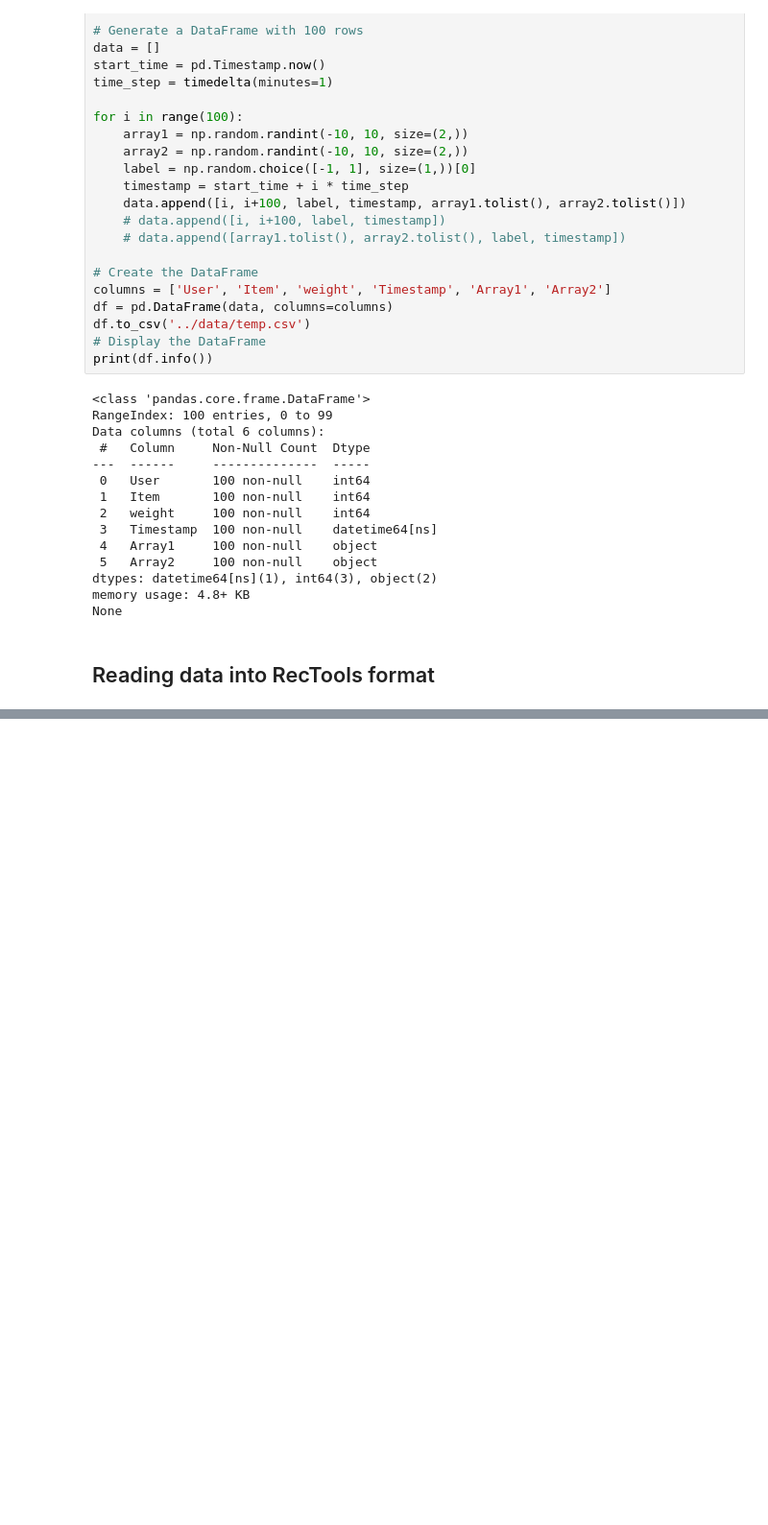
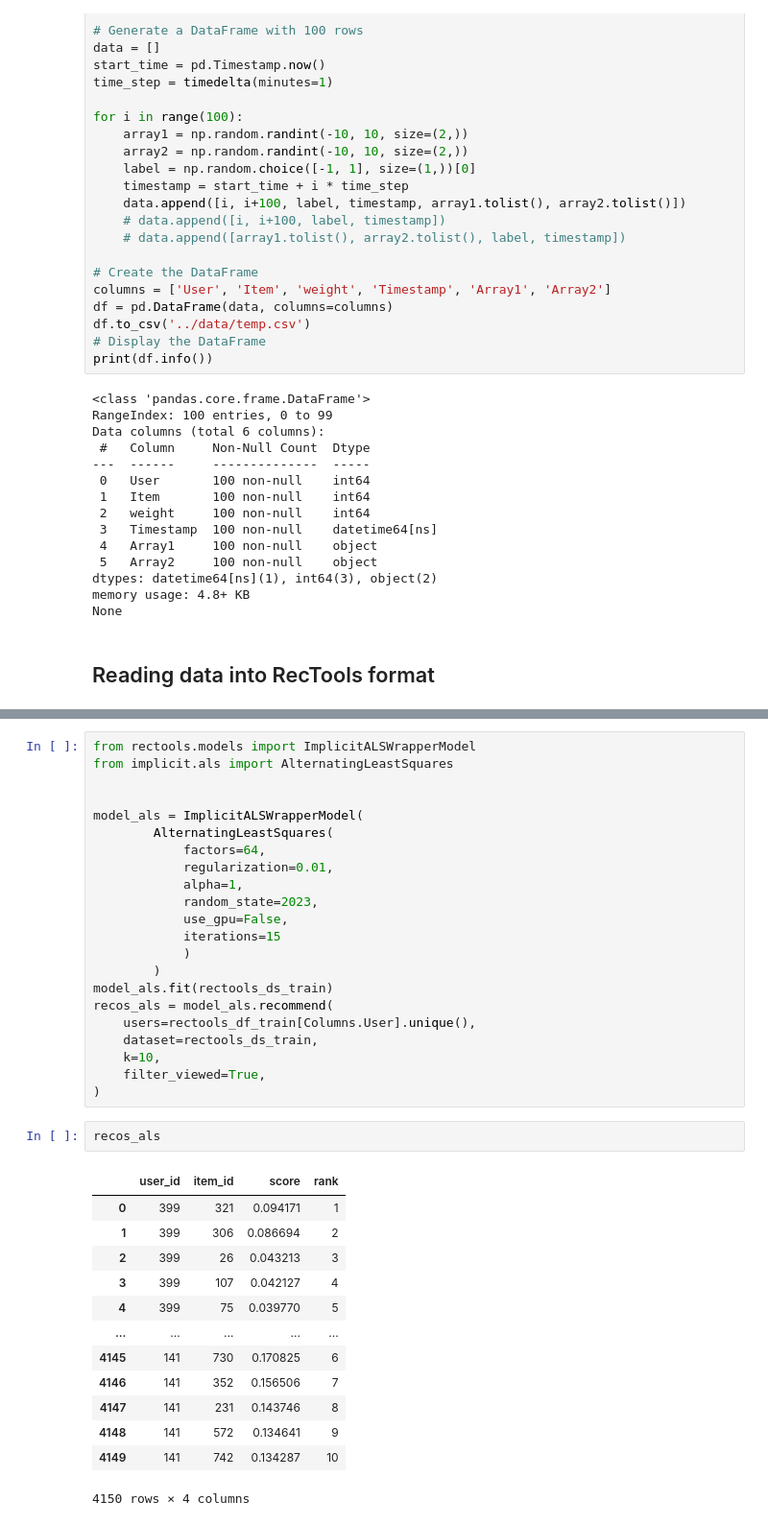
Before and after one commit to kilimanj4r0/quotes-recsys, a Jupyter notebook: notebooks/4.1-rectools-models.ipynb, the cells around one changed output, grey strips where cells are left out. Shown: that part at 96% size. Saved outputs shown, nothing was run; the diff lists cells and outputs as text; blank space fills up the shorter version.

```diff
--- a/notebooks/4.1-rectools-models.ipynb
+++ b/notebooks/4.1-rectools-models.ipynb
@@ -149,0 +305,38 @@ AttributeError: 'Dataset' object has no attribute 'from_dataset'
+# %%
+from rectools.models import ImplicitALSWrapperModel
+from implicit.als import AlternatingLeastSquares
+
+
+model_als = ImplicitALSWrapperModel(
+        AlternatingLeastSquares(
+            factors=64,
+            regularization=0.01,
+            alpha=1,
+            random_state=2023,
+            use_gpu=False,
+            iterations=15
+            )
+        )
+model_als.fit(rectools_ds_train)
+recos_als = model_als.recommend(
+    users=rectools_df_train[Columns.User].unique(),
+    dataset=rectools_ds_train,
+    k=10,
+    filter_viewed=True,
+)
+# %%
+recos_als
+# %% [output]
+|  | user_id | item_id | score | rank |
+| 0 | 399 | 321 | 0.094171 | 1 |
+| 1 | 399 | 306 | 0.086694 | 2 |
+| 2 | 399 | 26 | 0.043213 | 3 |
+| 3 | 399 | 107 | 0.042127 | 4 |
+| 4 | 399 | 75 | 0.039770 | 5 |
+| ... | ... | ... | ... | ... |
+| 4145 | 141 | 730 | 0.170825 | 6 |
+| 4146 | 141 | 352 | 0.156506 | 7 |
+| 4147 | 141 | 231 | 0.143746 | 8 |
+| 4148 | 141 | 572 | 0.134641 | 9 |
+| 4149 | 141 | 742 | 0.134287 | 10 |
+4150 rows × 4 columns
```
Also changed, not shown: parts of 19 cells of this notebook.
